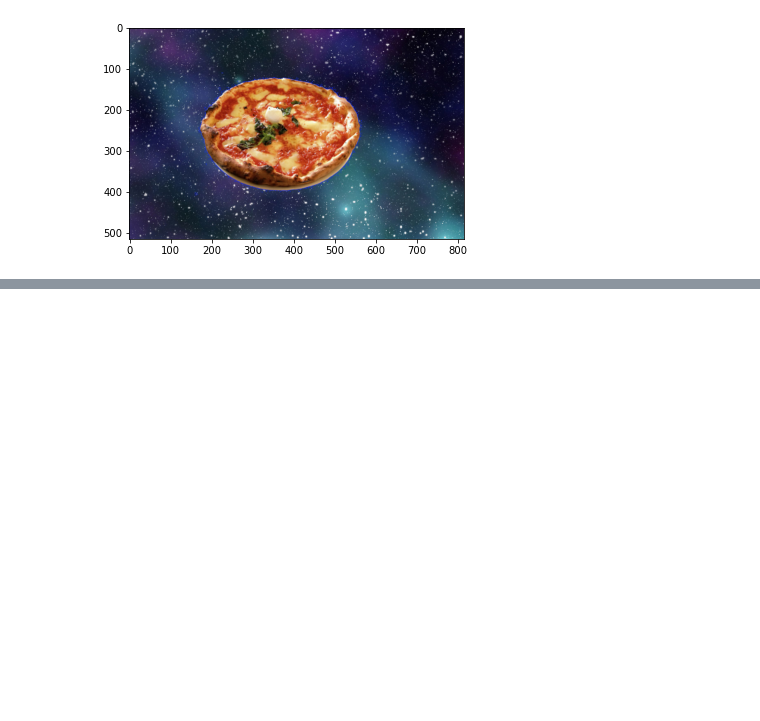
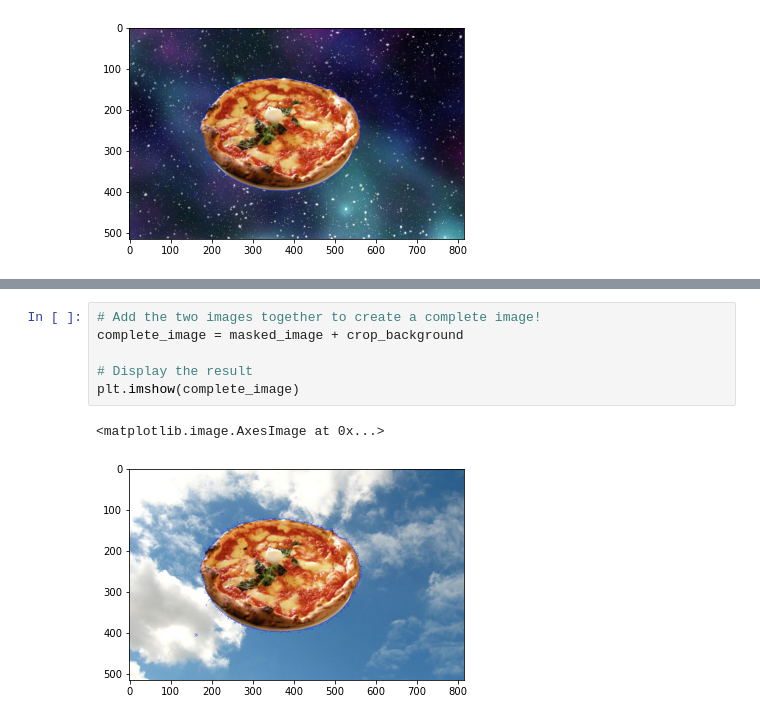
Before and after one commit to MarkRoy8888/CVND_Exercises, a Jupyter notebook: 1_1_Image_Representation/3. Blue Screen.ipynb, the cells around one changed output, grey strips where cells are left out. Saved outputs shown, nothing was run; the diff lists cells and outputs as text; blank space fills up the shorter version.

```diff
--- a/1_1_Image_Representation/3. Blue Screen.ipynb
+++ b/1_1_Image_Representation/3. Blue Screen.ipynb
@@ -91,0 +110,9 @@ plt.imshow(complete_image)
+# %%
+# Add the two images together to create a complete image!
+complete_image = masked_image + crop_background
+
+# Display the result
+plt.imshow(complete_image)
+# %% [output]
+<matplotlib.image.AxesImage at 0x...>
+[figure, added]
```
Also changed, not shown: parts of 2 cells of this notebook.
